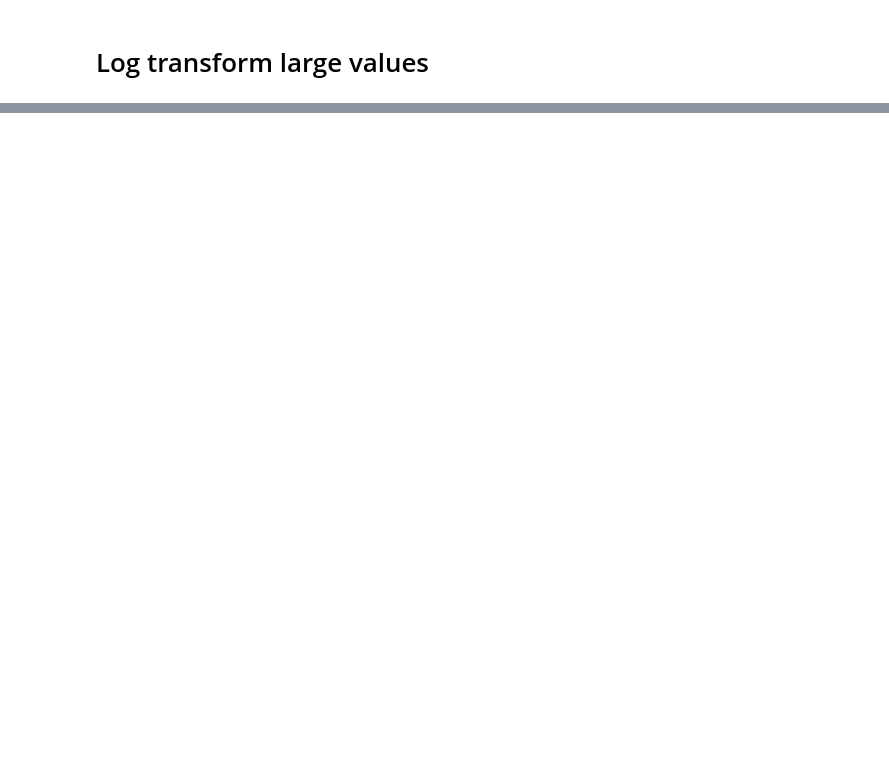
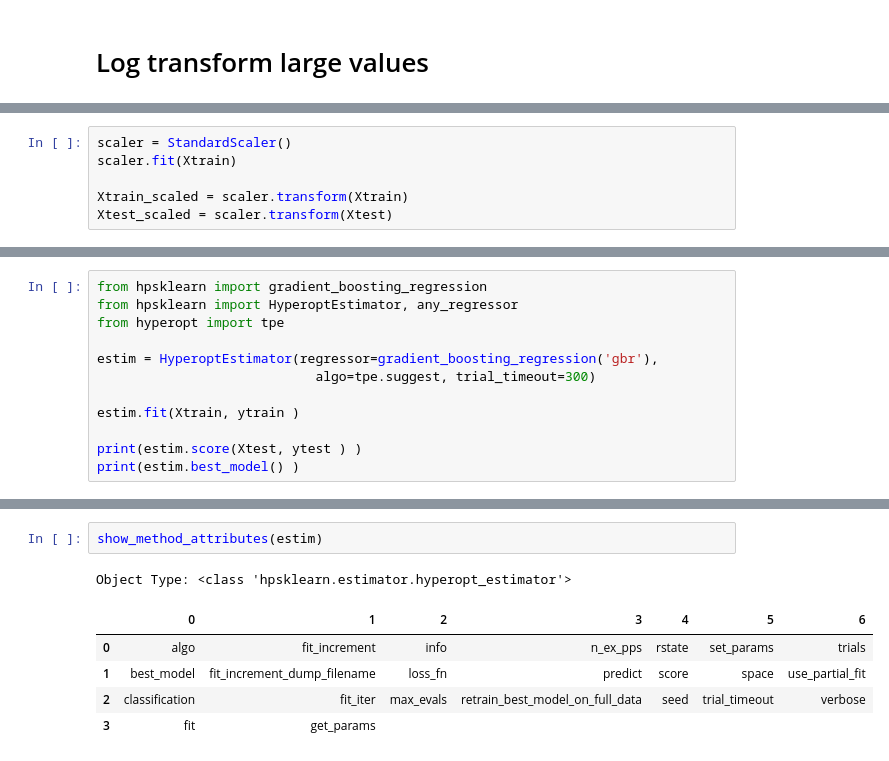
Before and after one commit to bhishanpdl/Project_House_Price_Prediction, a Jupyter notebook: notebooks/c03_regression_modelling_sklearn_methods.ipynb, the cells around one changed output, grey strips where cells are left out. Drawn from its saved outputs; the diff is of its cells as text; blank space fills up the shorter version.

```diff
--- a/notebooks/c03_regression_modelling_sklearn_methods.ipynb
+++ b/notebooks/c03_regression_modelling_sklearn_methods.ipynb
@@ -380,0 +499,6 @@ adjustedr2 =  0.7760253317792367
+# %%
+scaler = StandardScaler()
+scaler.fit(Xtrain)
+
+Xtrain_scaled = scaler.transform(Xtrain)
+Xtest_scaled = scaler.transform(Xtest)
@@ -380,0 +536,12 @@ adjustedr2 =  0.7760253317792367
+# %%
+from hpsklearn import gradient_boosting_regression
+from hpsklearn import HyperoptEstimator, any_regressor
+from hyperopt import tpe
+
+estim = HyperoptEstimator(regressor=gradient_boosting_regression('gbr'),
+                            algo=tpe.suggest, trial_timeout=300)
+
+estim.fit(Xtrain, ytrain )
+
+print(estim.score(Xtest, ytest ) )
+print(estim.best_model() )
@@ -380,0 +562,9 @@ adjustedr2 =  0.7760253317792367
+# %%
+show_method_attributes(estim)
+# %% [output]
+Object Type: <class 'hpsklearn.estimator.hyperopt_estimator'>
+|  | 0 | 1 | 2 | 3 | 4 | 5 | 6 |
+| 0 | algo | fit_increment | info | n_ex_pps | rstate | set_params | trials |
+| 1 | best_model | fit_increment_dump_filename | loss_fn | predict | score | space | use_partial_fit |
+| 2 | classification | fit_iter | max_evals | retrain_best_model_on_full_data | seed | trial_timeout | verbose |
+| 3 | fit | get_params |  |  |  |  |  |
```
Also changed, not shown: parts of 67 cells of this notebook.
